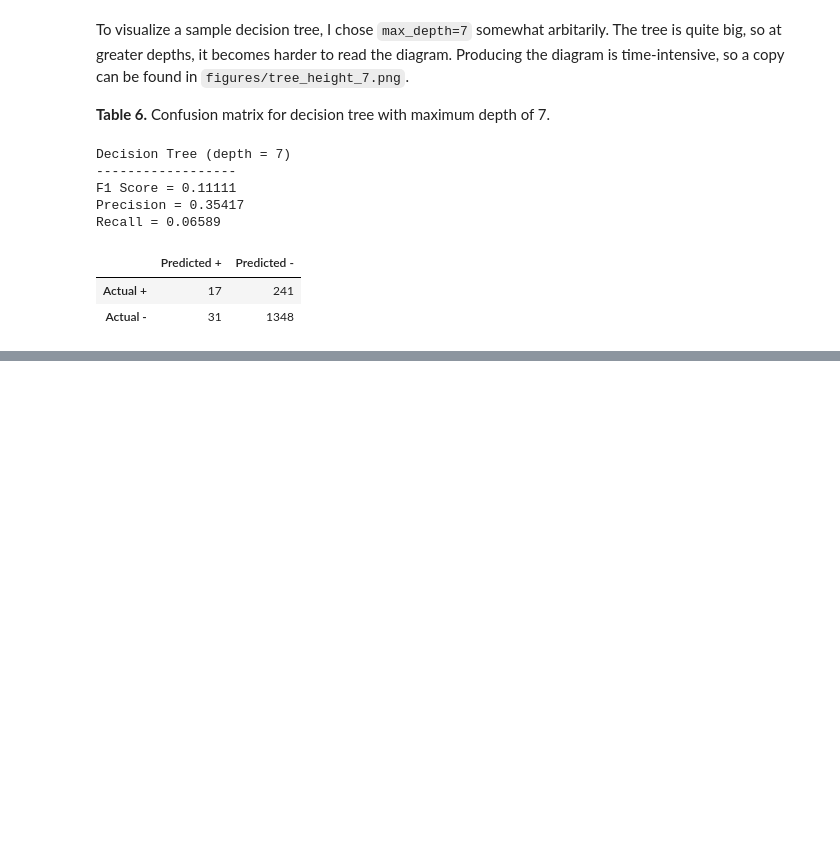
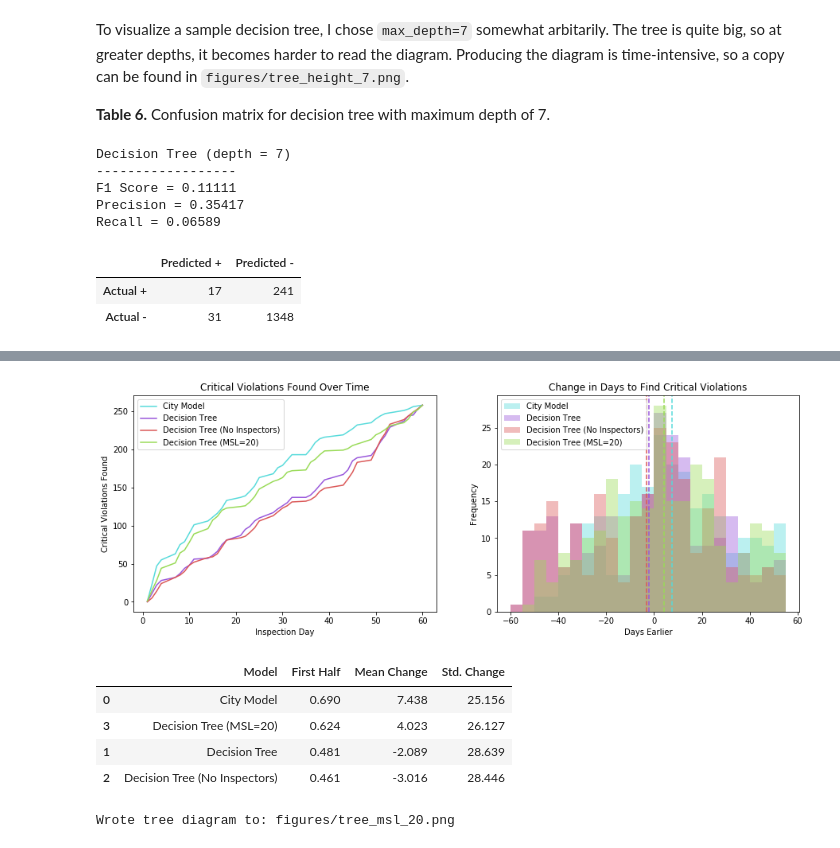
Before and after one commit to vingkan/foodinspectionforecasting, a Jupyter notebook: IIT/11_feature_selection.ipynb, the cells around one changed output, grey strips where cells are left out. Cells and saved outputs as stored; diff of their text form; code cells hidden in the pictures; blank space fills up the shorter version.

```diff
--- a/IIT/11_feature_selection.ipynb
+++ b/IIT/11_feature_selection.ipynb
@@ -541,0 +559,24 @@ jupyter notebook --NotebookApp.iopub_data_rate_limit=10000000000
+# %%
+compare_metrics(y_test, days, [
+    ("City Model", clf.predict_proba(X_test)[:,1]),
+    ("Decision Tree", tree.predict_proba(X_test)[:,1]),
+    ("Decision Tree (No Inspectors)", dt_no_ins.predict_proba(X_test[OTHER_PREDICTORS])[:,1]),
+    ("Decision Tree (MSL=20)", tree_msl.predict_proba(X_test)[:,1])
+])
+# %% [output]
+[figure, added]
+|  | Model | First Half | Mean Change | Std. Change |
+| 0 | City Model | 0.690 | 7.438 | 25.156 |
+| 3 | Decision Tree (MSL=20) | 0.624 | 4.023 | 26.127 |
+| 1 | Decision Tree | 0.481 | -2.089 | 28.639 |
+| 2 | Decision Tree (No Inspectors) | 0.461 | -3.016 | 28.446 |
+# %%
+CLASSES = ["No Critical", "Critical Found"]
+COLORS = ["#57D2DB", "#DB5E56"]
+im = visualize_tree(tree_msl, PREDICTORS, CLASSES, COLORS)
+imfile = "figures/tree_msl_{}.png".format(best_msl)
+with open(imfile, "wb") as file:
+    file.write(im.data)
+print("Wrote tree diagram to: {}".format(imfile))
+# %% [output]
+Wrote tree diagram to: figures/tree_msl_20.png
```
Also changed, not shown: parts of 5 cells of this notebook, 1 other file.
